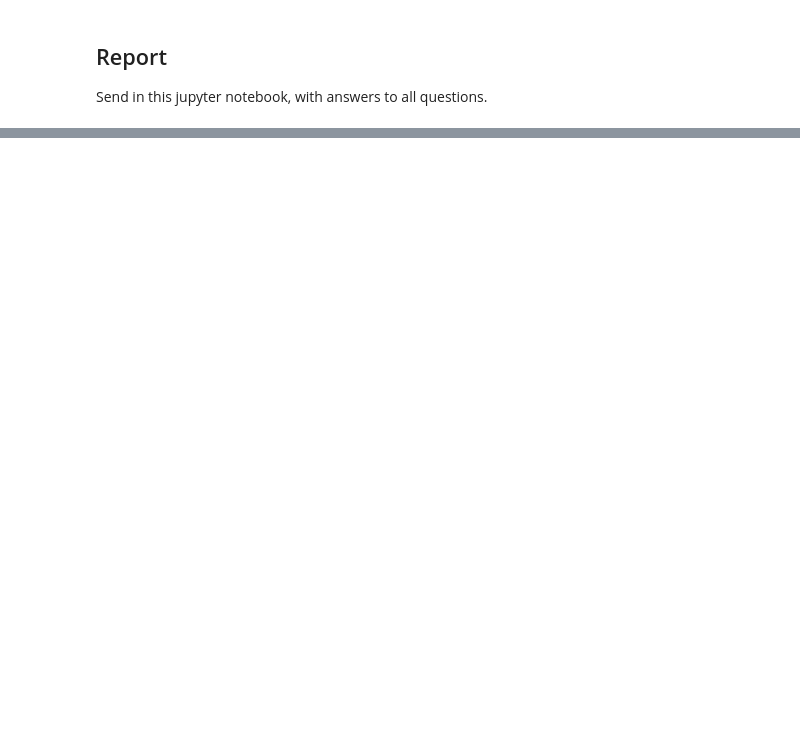
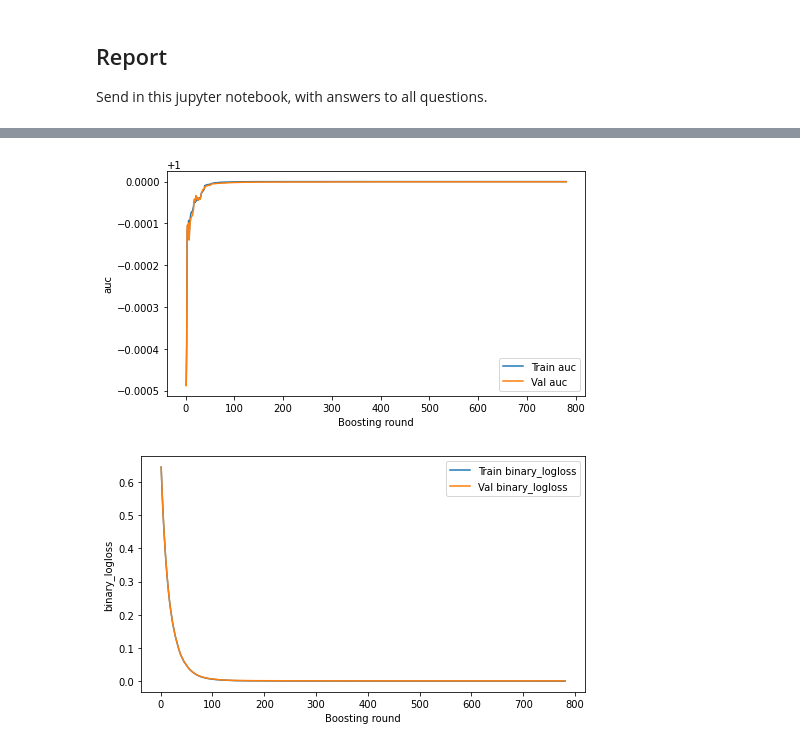
Before and after one commit to njmurov-ux/DLLabs, a Jupyter notebook: Lab 2/DNN_Lab.ipynb, the cells around one changed output, grey strips where cells are left out. Saved outputs shown, nothing was run; the diff lists cells and outputs as text; code cells hidden in the pictures; blank space fills up the shorter version.

```diff
--- a/Lab 2/DNN_Lab.ipynb
+++ b/Lab 2/DNN_Lab.ipynb
@@ -1240,6 +1230,10 @@ Dropout can also be used during testing, to obtain an estimate of the model unce
 To achieve this, we need to redefine the Keras Dropout. This was already done for you and it is available in `utilities.py` under `myDropout`. Adapt the `build_DNN` function to two boolean arguments, use_dropout and use_custom_dropout; add a standard Dropout layer if use_dropout is true, add a `myDropout` layer if use_custom_dropout is true.
 
 Run the same test data through the trained network 100 times, with dropout turned on.
+# %%
+import pickle
+with open("best_trial_config.pkl", "rb") as f:
+     best_config = pickle.load(f)
 # %%
 # --------------------------------------------
 # === Your code here =========================
@@ -1512,0 +1725,25 @@ Send in this jupyter notebook, with answers to all questions.
+# %%
+import matplotlib.pyplot as plt
+
+def plot_lgb_learning_curves(evals_result, metric):
+    train_key = "training"
+    valid_key = "valid_1"
+
+    y_train = evals_result[train_key][metric]
+    y_valid = evals_result[valid_key][metric]
+    x = range(1, len(y_train) + 1)
+
+    plt.figure(figsize=(7, 4))
+    plt.plot(x, y_train, label=f"Train {metric}")
+    plt.plot(x, y_valid, label=f"Val {metric}")
+    plt.xlabel("Boosting round")
+    plt.ylabel(metric)
+    plt.legend()
+    plt.tight_layout()
+    plt.show()
+
+plot_lgb_learning_curves(evals_result, "auc")
+plot_lgb_learning_curves(evals_result, "binary_logloss")
+# %% [output]
+[figure, added]
+[figure, added]
```
Also changed, not shown: parts of 25 cells of this notebook, 1 other file.
